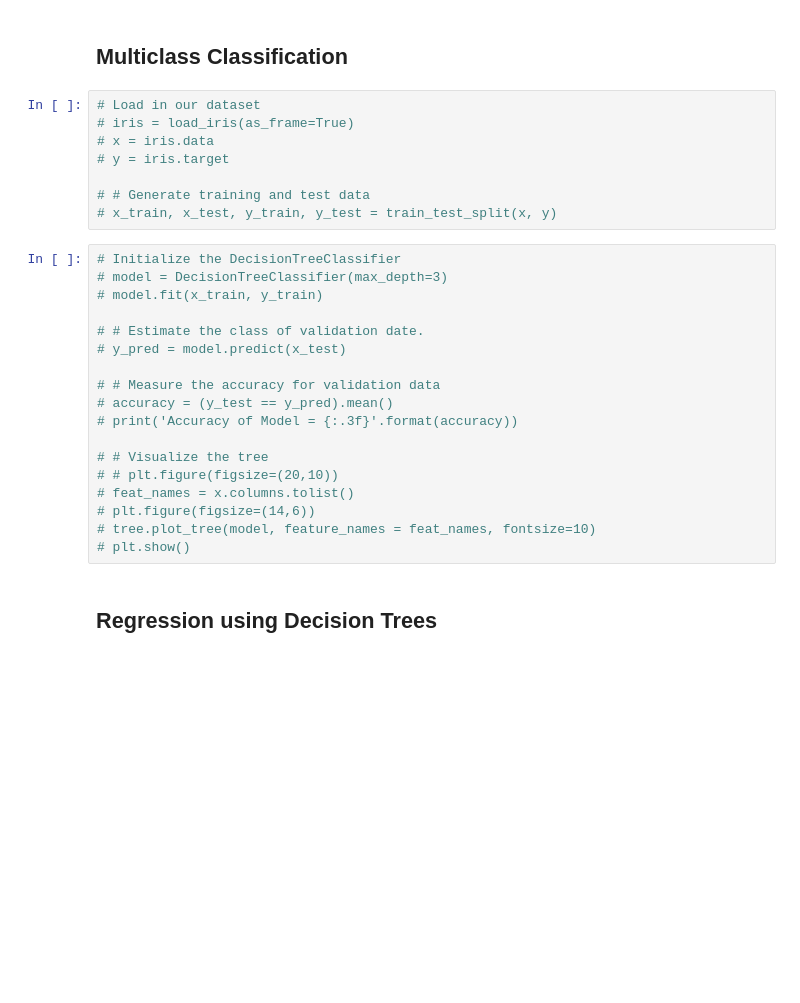
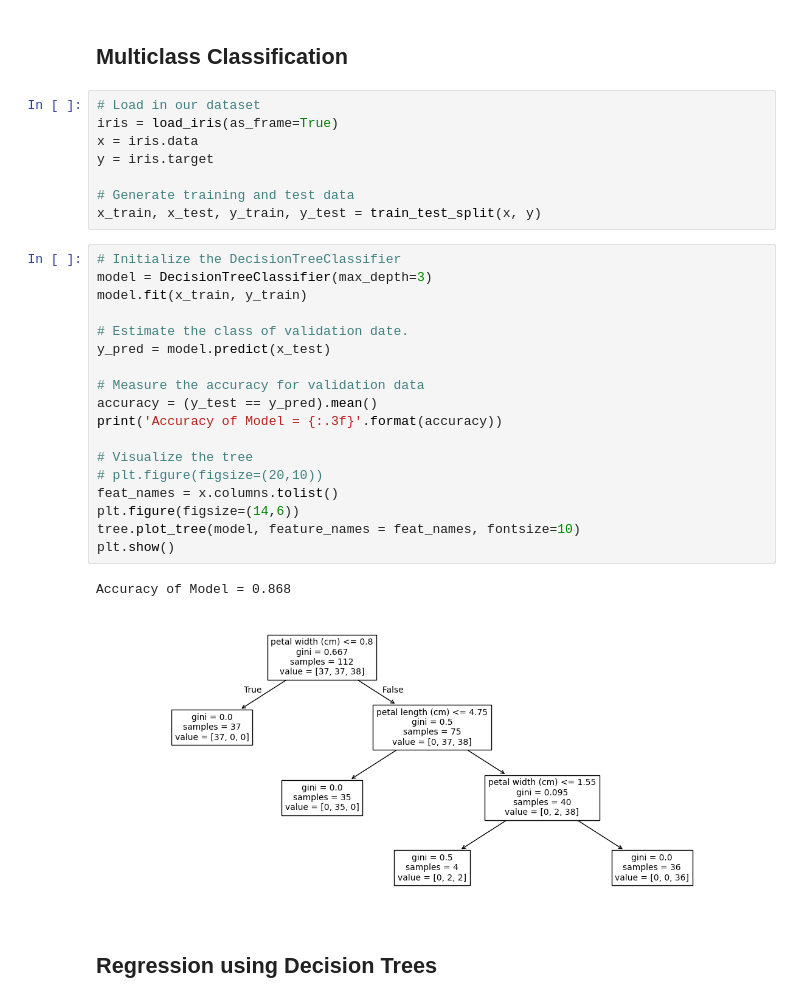
Before and after one commit to dplte/MY-DAC-Curriculum, a Jupyter notebook: DAC-006_Machine_Learning/DAC-006-Intro_to_ML_Session_2_Student.ipynb, the cells around one changed output. Cells and saved outputs as stored; diff of their text form; blank space fills up the shorter version.

```diff
--- a/DAC-006_Machine_Learning/DAC-006-Intro_to_ML_Session_2_Student.ipynb
+++ b/DAC-006_Machine_Learning/DAC-006-Intro_to_ML_Session_2_Student.ipynb
@@ -359,30 +411,33 @@ where $R(T)$ is the misclassification rate of a tree T, $\alpha$ the regularizat
 ## Multiclass Classification
 # %%
 # Load in our dataset
-# iris = load_iris(as_frame=True)
-# x = iris.data
-# y = iris.target
+iris = load_iris(as_frame=True)
+x = iris.data
+y = iris.target
 
-# # Generate training and test data
-# x_train, x_test, y_train, y_test = train_test_split(x, y)
+# Generate training and test data
+x_train, x_test, y_train, y_test = train_test_split(x, y)
 # %%
 # Initialize the DecisionTreeClassifier
-# model = DecisionTreeClassifier(max_depth=3)
-# model.fit(x_train, y_train)
+model = DecisionTreeClassifier(max_depth=3)
+model.fit(x_train, y_train)
 
-# # Estimate the class of validation date.
-# y_pred = model.predict(x_test)
+# Estimate the class of validation date.
+y_pred = model.predict(x_test)
 
-# # Measure the accuracy for validation data
-# accuracy = (y_test == y_pred).mean()
-# print('Accuracy of Model = {:.3f}'.format(accuracy))
+# Measure the accuracy for validation data
+accuracy = (y_test == y_pred).mean()
+print('Accuracy of Model = {:.3f}'.format(accuracy))
 
-# # Visualize the tree
-# # plt.figure(figsize=(20,10))
-# feat_names = x.columns.tolist()
-# plt.figure(figsize=(14,6))
-# tree.plot_tree(model, feature_names = feat_names, fontsize=10)
-# plt.show()
+# Visualize the tree
+# plt.figure(figsize=(20,10))
+feat_names = x.columns.tolist()
+plt.figure(figsize=(14,6))
+tree.plot_tree(model, feature_names = feat_names, fontsize=10)
+plt.show()
+# %% [output]
+Accuracy of Model = 0.868
+[figure, added]
 # %% [markdown]
 ## Regression using Decision Trees
 # %%
```
Also changed, not shown: parts of 14 cells of this notebook.
